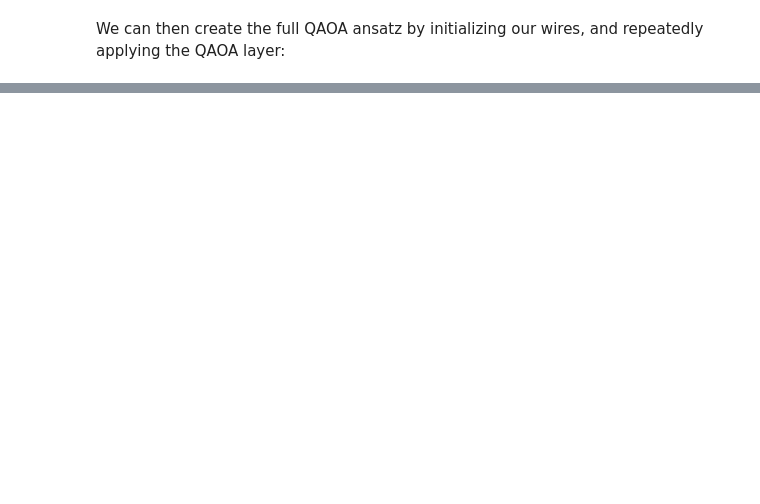
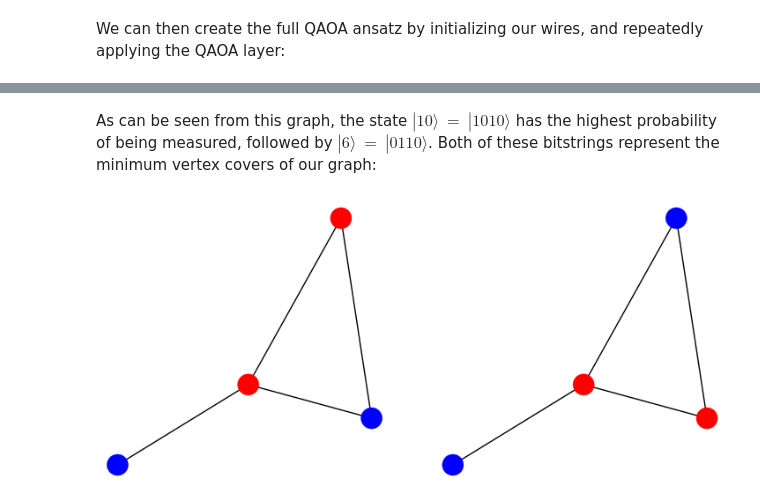
Before and after one commit to Lucaman99/pennylane, a Jupyter notebook: qaoa-writing.ipynb, the cells around one changed output, grey strips where cells are left out. Drawn from its saved outputs; the diff is of its cells as text; code cells hidden in the pictures; blank space fills up the shorter version.

```diff
--- a/qaoa-writing.ipynb
+++ b/qaoa-writing.ipynb
@@ -97,0 +161,13 @@ NameError: name 'dev' is not defined
+# %% [markdown]
+As can be seen from this graph, the state $|10\rangle \ = \ |1010\rangle$ has the highest probability of being measured, followed by $|6\rangle \ = \ |0110\rangle$. Both of these bitstrings represent the minimum vertex covers of our graph:
+# %%
+pos = nx.spring_layout(graph)
+
+plt.figure(figsize=(9, 4))
+plt.subplot(121)
+nx.draw(graph, pos, node_color=['r', 'b', 'r', 'b'])
+plt.subplot(122)
+nx.draw(graph, pos, node_color=['b', 'r', 'r', 'b'])
+plt.show()
+# %% [output]
+[figure, added]
```
Also changed, not shown: parts of 10 cells of this notebook, 8 other files.
